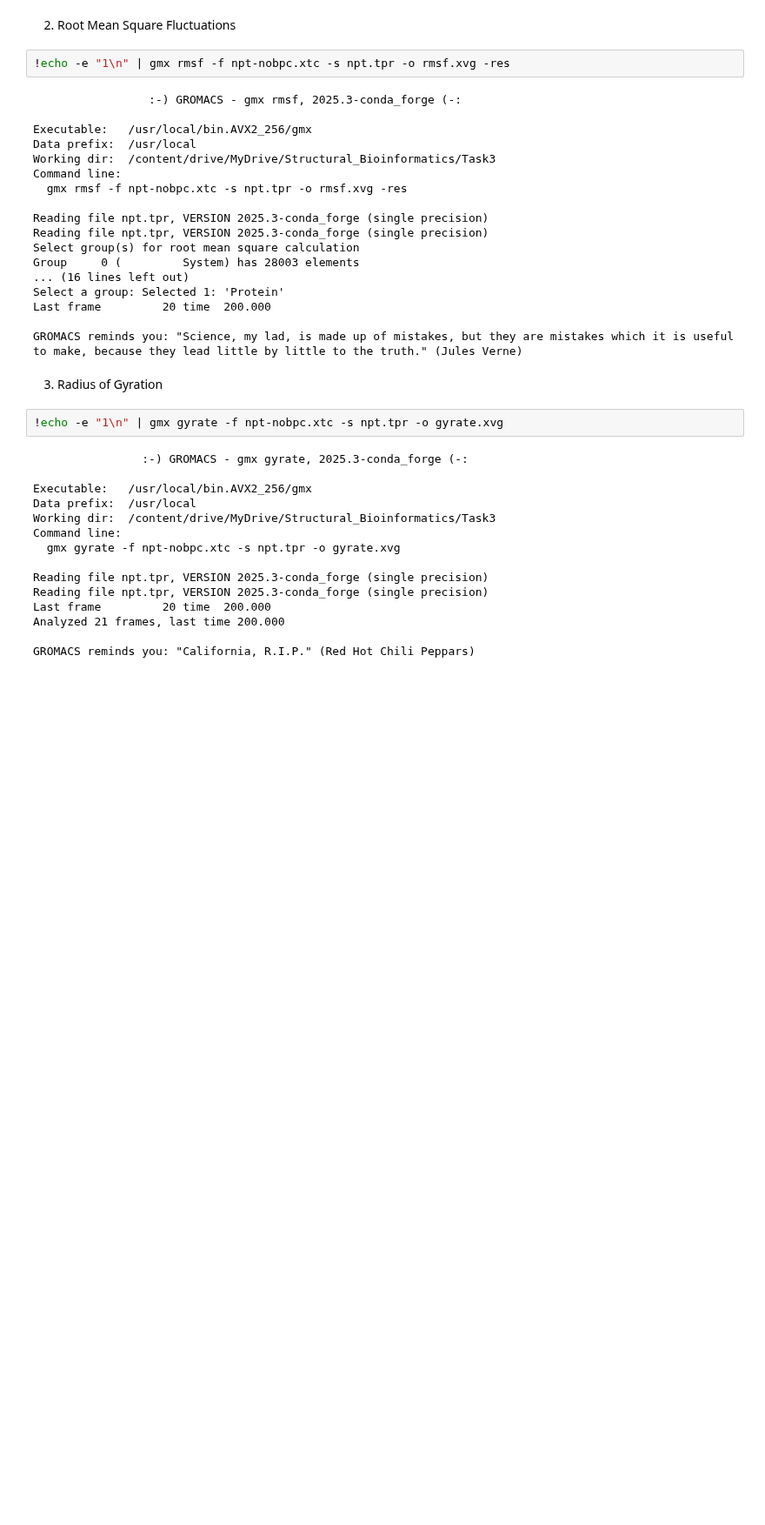
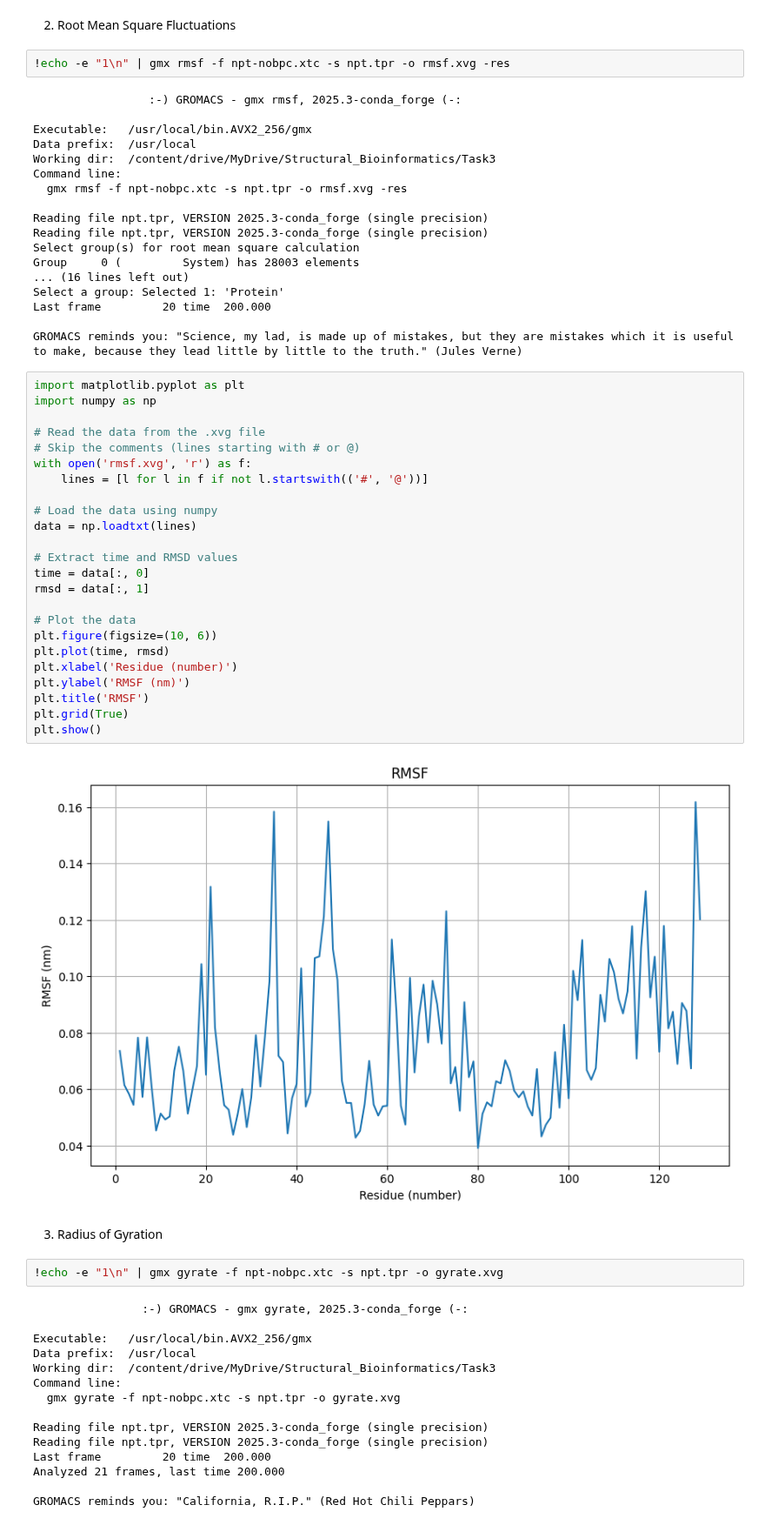
Before and after one commit to carlocamilloni/Structural-Bioinformatics, a Jupyter notebook: Notebooks/t03_MD.ipynb, the cells around one changed output. Shown at 87% size. Cells and saved outputs as stored; diff of their text form; blank space fills up the shorter version.

```diff
--- a/Notebooks/t03_MD.ipynb
+++ b/Notebooks/t03_MD.ipynb
@@ -278,6 +304,32 @@ Select a group: Selected 1: 'Protein'
 Last frame         20 time  200.000
 
 GROMACS reminds you: "Science, my lad, is made up of mistakes, but they are mistakes which it is useful to make, because they lead little by little to the truth." (Jules Verne)
+# %%
+import matplotlib.pyplot as plt
+import numpy as np
+
+# Read the data from the .xvg file
+# Skip the comments (lines starting with # or @)
+with open('rmsf.xvg', 'r') as f:
+    lines = [l for l in f if not l.startswith(('#', '@'))]
+
+# Load the data using numpy
+data = np.loadtxt(lines)
+
+# Extract time and RMSD values
+time = data[:, 0]
+rmsd = data[:, 1]
+
+# Plot the data
+plt.figure(figsize=(10, 6))
+plt.plot(time, rmsd)
+plt.xlabel('Residue (number)')
+plt.ylabel('RMSF (nm)')
+plt.title('RMSF')
+plt.grid(True)
+plt.show()
+# %% [output]
+[figure, added]
 # %% [markdown]
 3. Radius of Gyration
 # %%
```
Also changed, not shown: parts of 8 cells of this notebook.
